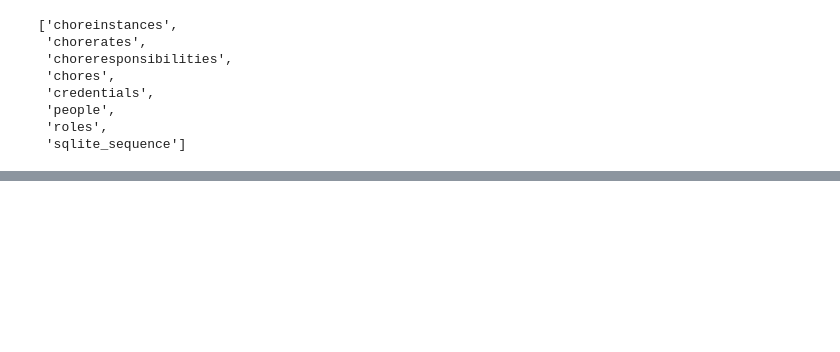
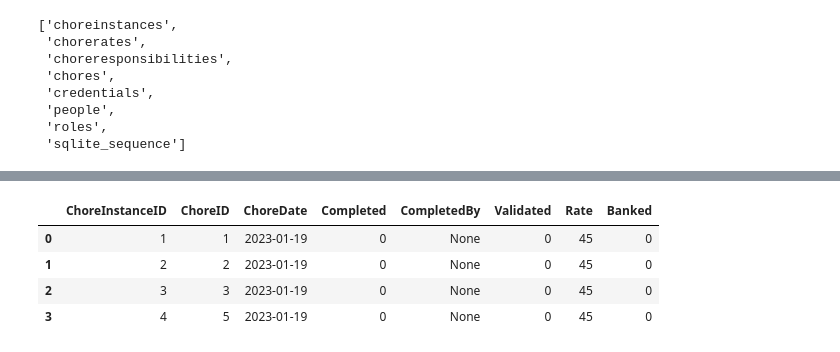
Before and after one commit to gorbynet/ChoreTracker, a Jupyter notebook: ChoreTrackerDevelopment.ipynb, the cells around one changed output, grey strips where cells are left out. Cells and saved outputs as stored; diff of their text form; code cells hidden in the pictures; blank space fills up the shorter version.

```diff
--- a/ChoreTrackerDevelopment.ipynb
+++ b/ChoreTrackerDevelopment.ipynb
@@ -3,6 +3,34 @@ import sqlite3
 import datetime as dt
 import pandas as pd
 import re
+# %%
+
+class UnrecognisedRoleTypeError(Exception):
+    pass
+
+def update_db(
+    q: str = None,
+    db_name: str = 'ChoreTracker.sqlite3',
+    commit: bool = True
+    ):
+        conn = sqlite3.connect(db_name)
+        cursor = conn.cursor()
+        r = cursor.execute(q)
+        if commit:
+            conn.commit()
+        conn.close()
+        return r
+
+def query_db(
+    q: str = None,
+    db_name: str = 'ChoreTracker.sqlite3',
+    ):
+        conn = sqlite3.connect(db_name)
+        cursor = conn.cursor()
+        r = cursor.execute(q).fetchall()
+        cols = [c[0] for c in cursor.description]
+        conn.close()
+        return pd.DataFrame(columns=cols, data=r)
 # %%
 reset = False
 # %%
@@ -146,3 +247,8 @@ create table if not exists choreinstances (
     Banked INTEGER -- has it been paid into the bank account?
     );
 """)
+# %%
+def get_chore_instances():
+    return query_db("""
+        select * from choreinstances
+    """)
@@ -149,3 +355,14 @@ create table if not exists choreinstances (
+# %%
+def get_chore_instances():
+    return query_db(""" select * from choreinstances """)
+# %%
+get_chore_instances()
+# %% [output]
+|  | ChoreInstanceID | ChoreID | ChoreDate | Completed | CompletedBy | Validated | Rate | Banked |
+| 0 | 1 | 1 | 2023-01-19 | 0 | None | 0 | 45 | 0 |
+| 1 | 2 | 2 | 2023-01-19 | 0 | None | 0 | 45 | 0 |
+| 2 | 3 | 3 | 2023-01-19 | 0 | None | 0 | 45 | 0 |
+| 3 | 4 | 5 | 2023-01-19 | 0 | None | 0 | 45 | 0 |
 # %%
 
 # Who is responsible for each chore?
```
Also changed, not shown: parts of 40 cells of this notebook.
